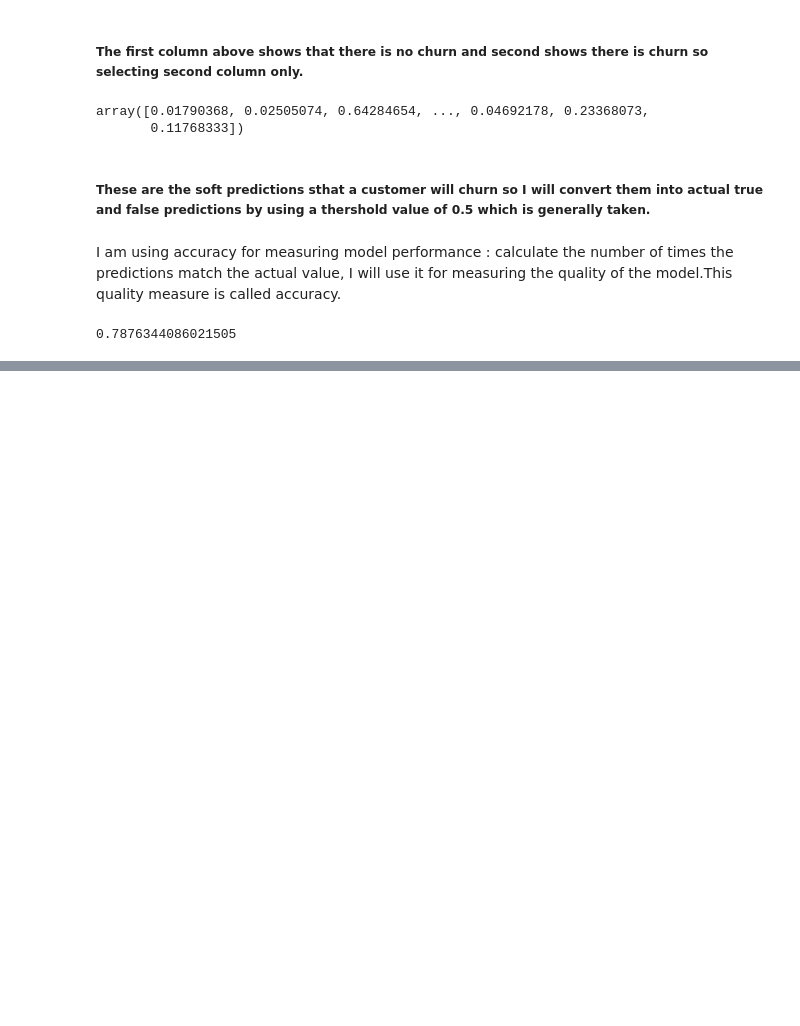
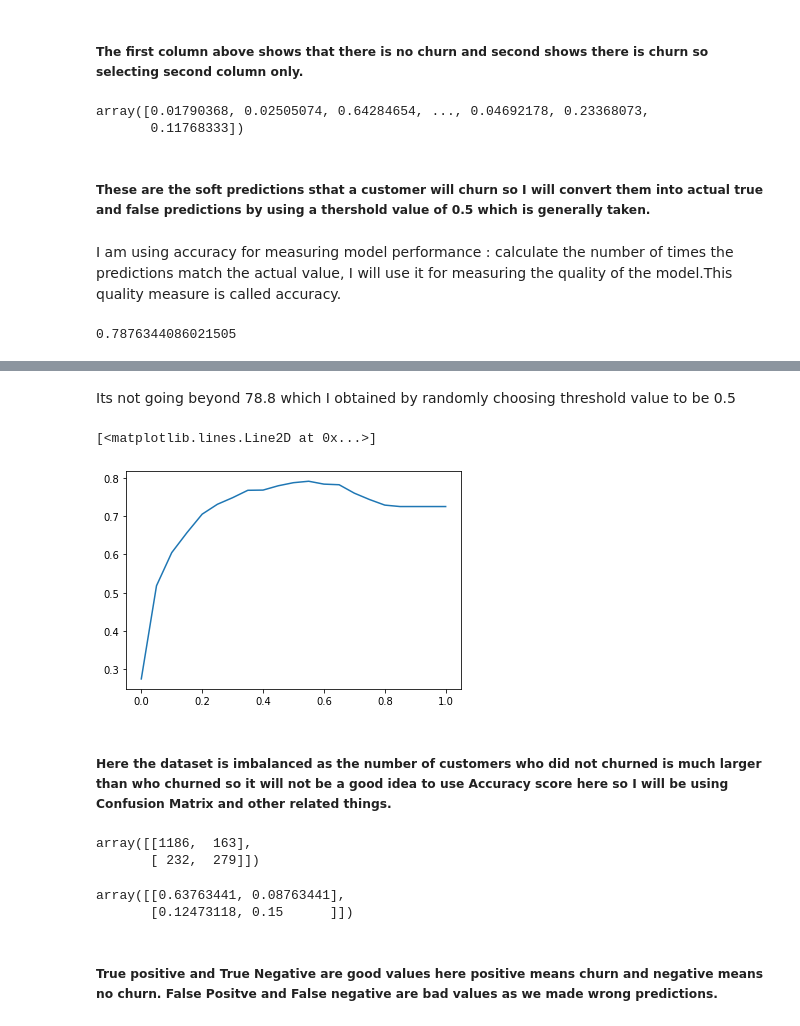
Before and after one commit to ver-akshat/Churn-Prediction, a Jupyter notebook: Churn_prediction_Telecom.ipynb, the cells around one changed output, grey strips where cells are left out. Drawn from its saved outputs; the diff is of its cells as text; code cells hidden in the pictures; blank space fills up the shorter version.

Commit message:
Added Confusion matrix,P&R

```diff
--- a/Churn_prediction_Telecom.ipynb
+++ b/Churn_prediction_Telecom.ipynb
@@ -379,0 +382,8 @@ I am using accuracy for measuring model performance : calculate the number of ti
+# %%
+# Using sklearn accuracy_score
+from sklearn.metrics import accuracy_score
+thresholds = np.linspace(0, 1, 11)
+for t in thresholds:
+    churn = y_pred >= t
+    acc = accuracy_score(y_val, churn)
+    print('%0.2f %0.3f' % (t, acc))
@@ -379,0 +402,36 @@ I am using accuracy for measuring model performance : calculate the number of ti
+# %% [markdown]
+Its not going beyond 78.8 which I obtained by randomly choosing threshold value to be 0.5
+# %%
+# plotting the accuracy
+thresholds=np.linspace(0, 1, 21)
+accuracies=[]
+for t in thresholds:
+    acc = accuracy_score(y_val, y_pred >= t)
+    accuracies.append(acc)
+plt.plot(thresholds, accuracies)
+# %% [output]
+[<matplotlib.lines.Line2D at 0x...>]
+[figure, added]
+# %% [markdown]
+##### Here the dataset is imbalanced as the number of customers who did not churned is much larger than who churned so it will not be a good idea to use Accuracy score here so I will be using Confusion Matrix and other related things.
+# %%
+# making the confusion matrix
+true_positive = ((y_pred >= 0.5) & (y_val == 1)).sum()
+false_positive = ((y_pred >= 0.5) & (y_val == 0)).sum()
+false_negative = ((y_pred < 0.5) & (y_val == 1)).sum()
+true_negative = ((y_pred < 0.5) & (y_val == 0)).sum()
+conf_matrix = np.array(
+    [[true_negative, false_positive],
+     [false_negative, true_positive]])
+conf_matrix
+# %% [output]
+array([[1186,  163],
+       [ 232,  279]])
+# %%
+# calculating percentage
+conf_matrix/conf_matrix.sum()
+# %% [output]
+array([[0.63763441, 0.08763441],
+       [0.12473118, 0.15      ]])
+# %% [markdown]
+##### True positive and True Negative are good values here positive means churn and negative means no churn. False Positve and False negative are bad values as we made wrong predictions.
```
Also changed, not shown: parts of 5 cells of this notebook.
